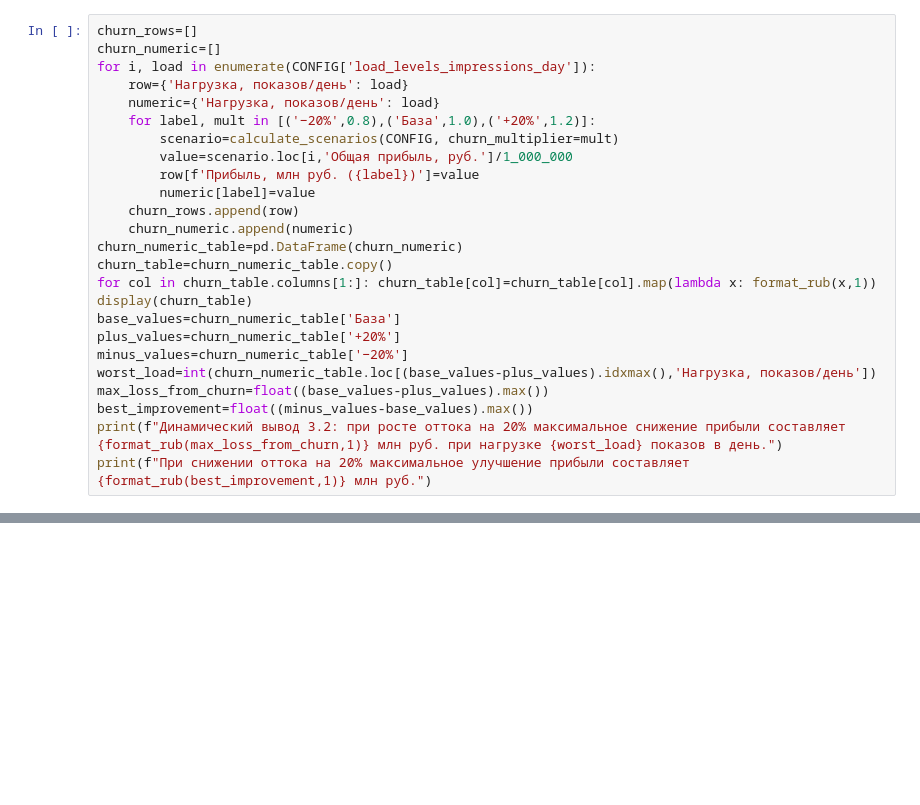
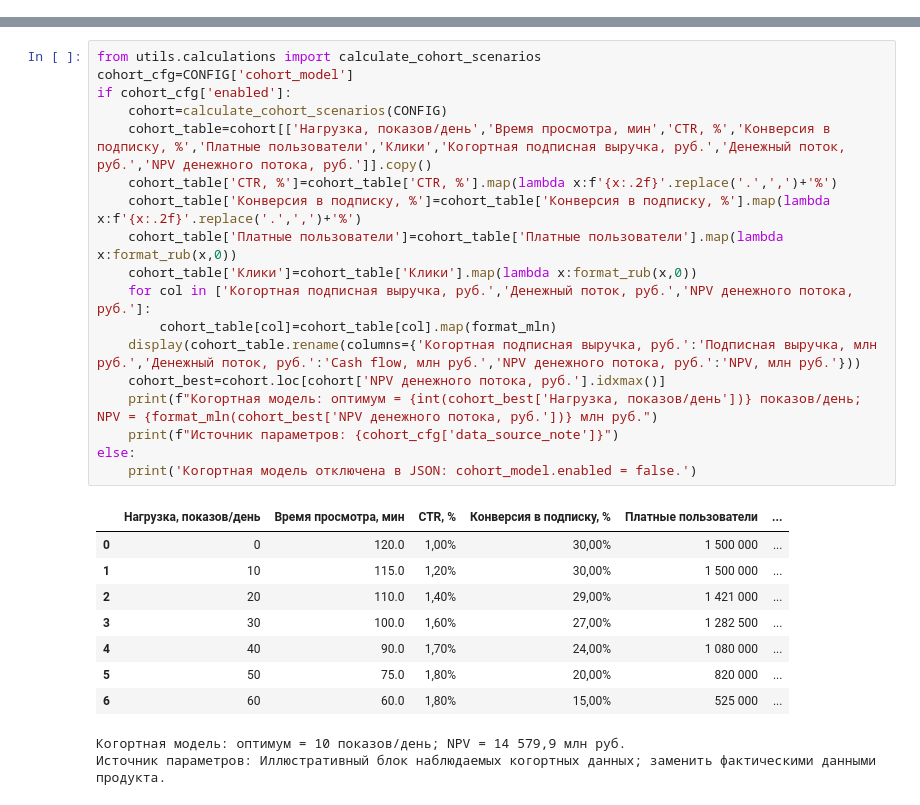
Before and after one commit to Timoshkin-hash/eoi-e4, a Jupyter notebook: notebooks/task_04_ad_load.ipynb, the cells around one changed output, grey strips where cells are left out. Drawn from its saved outputs; the diff is of its cells as text; blank space fills up the shorter version.

```diff
--- a/notebooks/task_04_ad_load.ipynb
+++ b/notebooks/task_04_ad_load.ipynb
@@ -232,25 +0,0 @@ print(f"Динамический вывод 3.1: при проверенных
-# %%
-churn_rows=[]
-churn_numeric=[]
-for i, load in enumerate(CONFIG['load_levels_impressions_day']):
-    row={'Нагрузка, показов/день': load}
-    numeric={'Нагрузка, показов/день': load}
-    for label, mult in [('−20%',0.8),('База',1.0),('+20%',1.2)]:
-        scenario=calculate_scenarios(CONFIG, churn_multiplier=mult)
-        value=scenario.loc[i,'Общая прибыль, руб.']/1_000_000
-        row[f'Прибыль, млн руб. ({label})']=value
-        numeric[label]=value
-    churn_rows.append(row)
-    churn_numeric.append(numeric)
-churn_numeric_table=pd.DataFrame(churn_numeric)
-churn_table=churn_numeric_table.copy()
-for col in churn_table.columns[1:]: churn_table[col]=churn_table[col].map(lambda x: format_rub(x,1))
-display(churn_table)
-base_values=churn_numeric_table['База']
-plus_values=churn_numeric_table['+20%']
-minus_values=churn_numeric_table['−20%']
-worst_load=int(churn_numeric_table.loc[(base_values-plus_values).idxmax(),'Нагрузка, показов/день'])
-max_loss_from_churn=float((base_values-plus_values).max())
-best_improvement=float((minus_values-base_values).max())
-print(f"Динамический вывод 3.2: при росте оттока на 20% максимальное снижение прибыли составляет {format_rub(max_loss_from_churn,1)} млн руб. при нагрузке {worst_load} показов в день.")
-print(f"При снижении оттока на 20% максимальное улучшение прибыли составляет {format_rub(best_improvement,1)} млн руб.")
@@ -325,0 +260,29 @@ print(f"Динамическая рекомендация для платног
+# %%
+from utils.calculations import calculate_cohort_scenarios
+cohort_cfg=CONFIG['cohort_model']
+if cohort_cfg['enabled']:
+    cohort=calculate_cohort_scenarios(CONFIG)
+    cohort_table=cohort[['Нагрузка, показов/день','Время просмотра, мин','CTR, %','Конверсия в подписку, %','Платные пользователи','Клики','Когортная подписная выручка, руб.','Денежный поток, руб.','NPV денежного потока, руб.']].copy()
+    cohort_table['CTR, %']=cohort_table['CTR, %'].map(lambda x:f'{x:.2f}'.replace('.',',')+'%')
+    cohort_table['Конверсия в подписку, %']=cohort_table['Конверсия в подписку, %'].map(lambda x:f'{x:.2f}'.replace('.',',')+'%')
+    cohort_table['Платные пользователи']=cohort_table['Платные пользователи'].map(lambda x:format_rub(x,0))
+    cohort_table['Клики']=cohort_table['Клики'].map(lambda x:format_rub(x,0))
+    for col in ['Когортная подписная выручка, руб.','Денежный поток, руб.','NPV денежного потока, руб.']:
+        cohort_table[col]=cohort_table[col].map(format_mln)
+    display(cohort_table.rename(columns={'Когортная подписная выручка, руб.':'Подписная выручка, млн руб.','Денежный поток, руб.':'Cash flow, млн руб.','NPV денежного потока, руб.':'NPV, млн руб.'}))
+    cohort_best=cohort.loc[cohort['NPV денежного потока, руб.'].idxmax()]
+    print(f"Когортная модель: оптимум = {int(cohort_best['Нагрузка, показов/день'])} показов/день; NPV = {format_mln(cohort_best['NPV денежного потока, руб.'])} млн руб.")
+    print(f"Источник параметров: {cohort_cfg['data_source_note']}")
+else:
+    print('Когортная модель отключена в JSON: cohort_model.enabled = false.')
+# %% [output]
+|  | Нагрузка, показов/день | Время просмотра, мин | CTR, % | Конверсия в подписку, % | Платные пользователи | ... |
+| 0 | 0 | 120.0 | 1,00% | 30,00% | 1 500 000 | ... |
+| 1 | 10 | 115.0 | 1,20% | 30,00% | 1 500 000 | ... |
+| 2 | 20 | 110.0 | 1,40% | 29,00% | 1 421 000 | ... |
+| 3 | 30 | 100.0 | 1,60% | 27,00% | 1 282 500 | ... |
+| 4 | 40 | 90.0 | 1,70% | 24,00% | 1 080 000 | ... |
+| 5 | 50 | 75.0 | 1,80% | 20,00% | 820 000 | ... |
+| 6 | 60 | 60.0 | 1,80% | 15,00% | 525 000 | ... |
+Когортная модель: оптимум = 10 показов/день; NPV = 14 579,9 млн руб.
+Источник параметров: Иллюстративный блок наблюдаемых когортных данных; заменить фактическими данными продукта.
```
Also changed, not shown: parts of 54 cells of this notebook, 12 other files.
